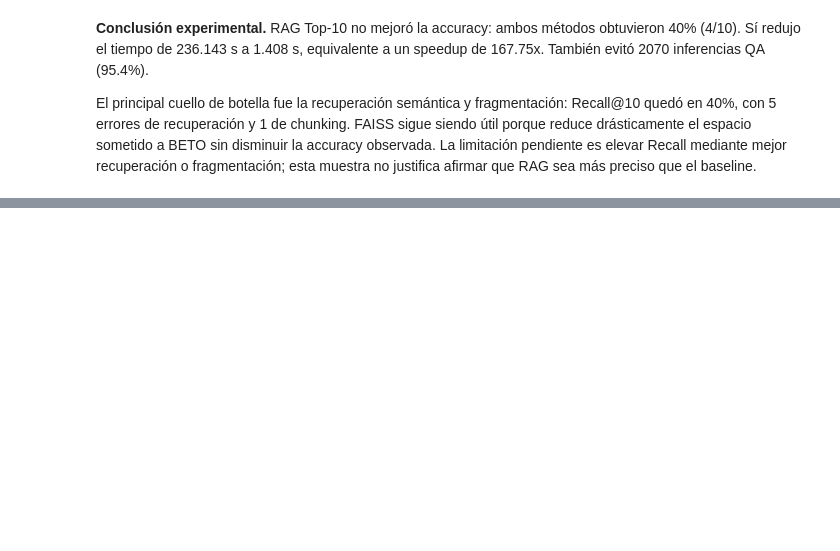
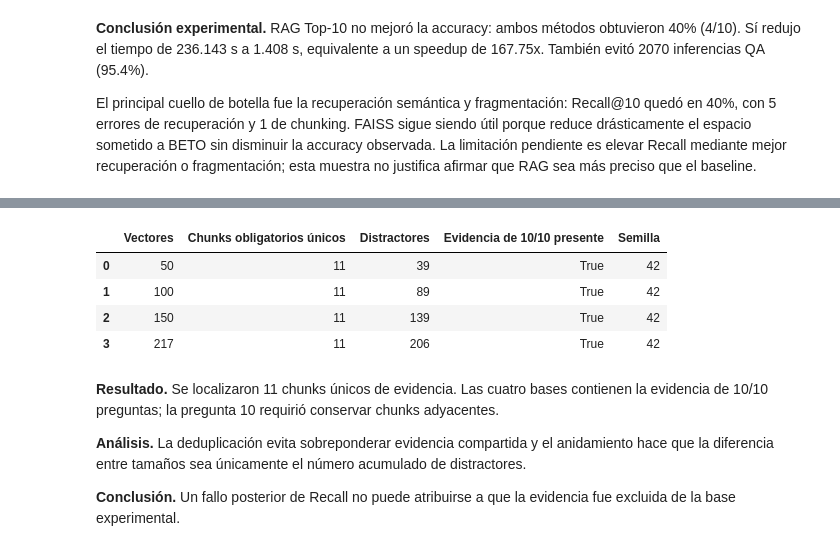
Before and after one commit to abner-rivas/Laboratorio---ML, a Jupyter notebook: LaboratorioML.ipynb, the cells around one changed output, grey strips where cells are left out. Cells and saved outputs as stored; diff of their text form; code cells hidden in the pictures; blank space fills up the shorter version.

Commit message:
feat: complete QA RAG experiments and project structure

```diff
--- a/LaboratorioML.ipynb
+++ b/LaboratorioML.ipynb
@@ -5053,0 +5345,40 @@ vacío.
+# %%
+filas_validacion_bases_16 = []
+for tamano, ids_base in bases_ids_16.items():
+    evidencia_presente = all(
+        set(ids).issubset(ids_base)
+        for ids in ids_evidencia_por_pregunta_16.values()
+    )
+    filas_validacion_bases_16.append({
+        "Vectores": len(ids_base),
+        "Chunks obligatorios únicos": len(ids_obligatorios_16),
+        "Distractores": len(ids_base) - len(ids_obligatorios_16),
+        "Evidencia de 10/10 presente": evidencia_presente,
+        "Semilla": SEED,
+    })
+
+df_validacion_bases_16 = pd.DataFrame(filas_validacion_bases_16)
+assert df_validacion_bases_16["Evidencia de 10/10 presente"].all()
+assert df_validacion_bases_16["Vectores"].tolist() == TAMANOS_BASE_FASE16
+display(df_validacion_bases_16)
+display(Markdown(
+    f"**Resultado.** Se localizaron {len(ids_obligatorios_16)} chunks únicos "
+    f"de evidencia. Las cuatro bases contienen la evidencia de 10/10 "
+    f"preguntas; la pregunta 10 requirió conservar chunks adyacentes.\n\n"
+    f"**Análisis.** La deduplicación evita sobreponderar evidencia compartida y "
+    f"el anidamiento hace que la diferencia entre tamaños sea únicamente el "
+    f"número acumulado de distractores.\n\n"
+    f"**Conclusión.** Un fallo posterior de Recall no puede atribuirse a que la "
+    f"evidencia fue excluida de la base experimental."
+))
+# %% [output]
+|  | Vectores | Chunks obligatorios únicos | Distractores | Evidencia de 10/10 presente | Semilla |
+| 0 | 50 | 11 | 39 | True | 42 |
+| 1 | 100 | 11 | 89 | True | 42 |
+| 2 | 150 | 11 | 139 | True | 42 |
+| 3 | 217 | 11 | 206 | True | 42 |
+**Resultado.** Se localizaron 11 chunks únicos de evidencia. Las cuatro bases contienen la evidencia de 10/10 preguntas; la pregunta 10 requirió conservar chunks adyacentes.
+
+**Análisis.** La deduplicación evita sobreponderar evidencia compartida y el anidamiento hace que la diferencia entre tamaños sea únicamente el número acumulado de distractores.
+
+**Conclusión.** Un fallo posterior de Recall no puede atribuirse a que la evidencia fue excluida de la base experimental.
```
Also changed, not shown: parts of 89 cells of this notebook, 9 other files.
